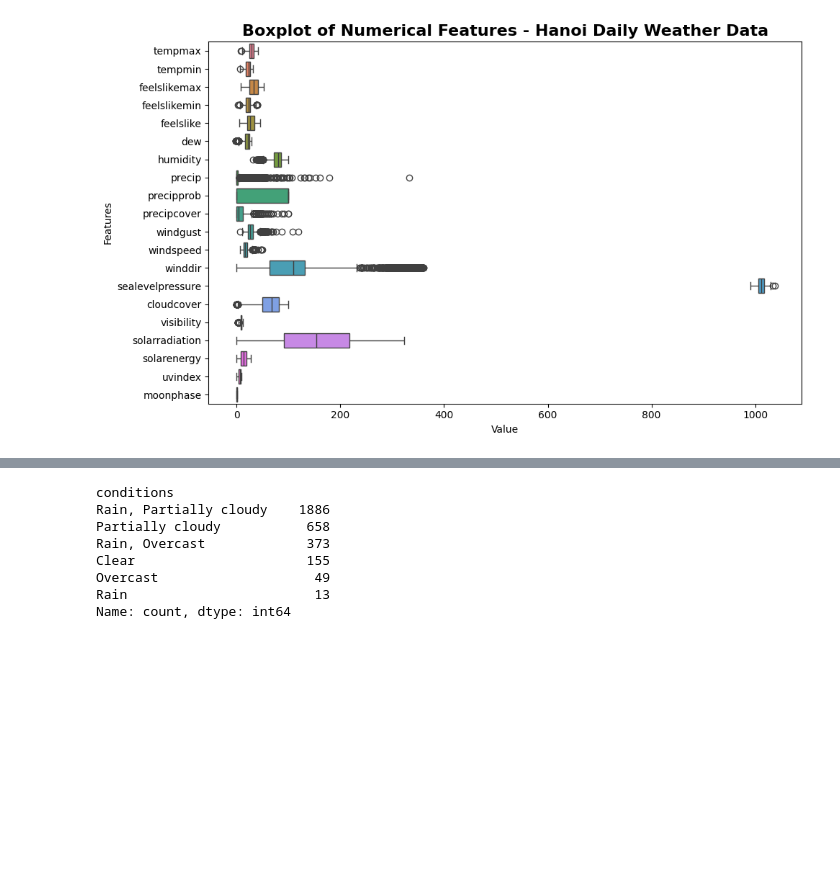
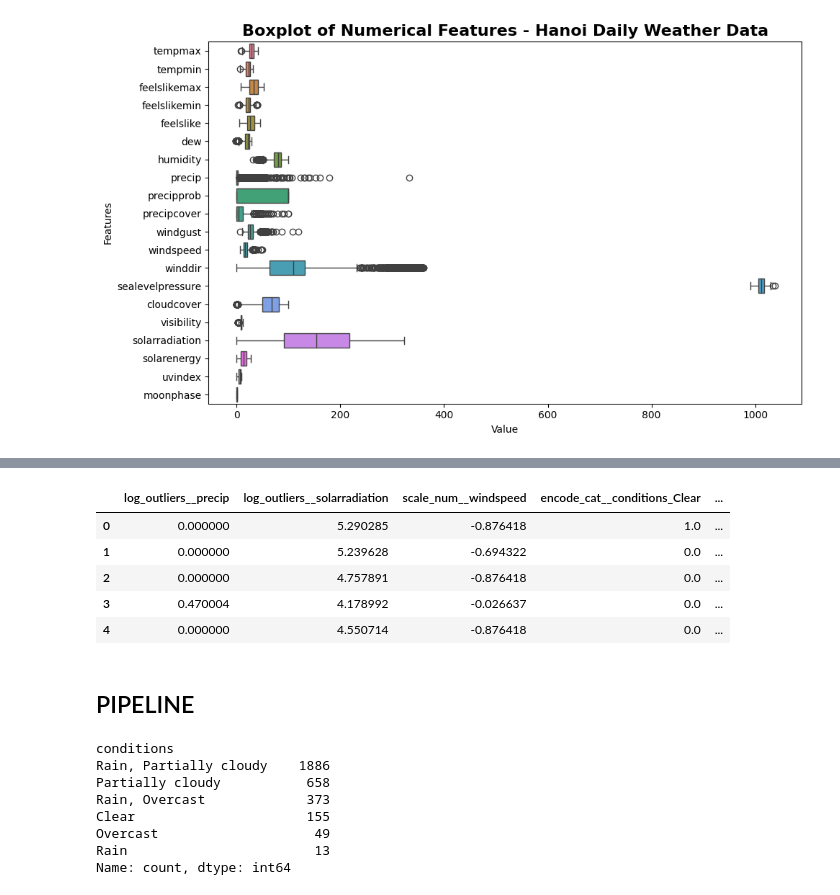
Before and after one commit to NgocHoa04/machine_learning_project, a Jupyter notebook: data_processing.ipynb, the cells around one changed output, grey strips where cells are left out. Drawn from its saved outputs; the diff is of its cells as text; code cells hidden in the pictures; blank space fills up the shorter version.

Commit message:
chuyển X_train_transformed sang df

```diff
--- a/data_processing.ipynb
+++ b/data_processing.ipynb
@@ -802,3 +863,23 @@ plt.show()
+# %%
+import pandas as pd
+
+# Lấy danh sách tên cột sau khi transform
+feature_names = preprocessor.get_feature_names_out()
+
+# Chuyển numpy array thành DataFrame
+X_train_df = pd.DataFrame(X_train_transformed, columns=feature_names, index=X_train_cleaned.index)
+X_test_df = pd.DataFrame(X_test_transformed, columns=feature_names, index=X_test_cleaned.index)
+# %%
+X_train_df.head()
+# %% [output]
+|  | log_outliers__precip | log_outliers__solarradiation | scale_num__windspeed | encode_cat__conditions_Clear | ... |
+| 0 | 0.000000 | 5.290285 | -0.876418 | 1.0 | ... |
+| 1 | 0.000000 | 5.239628 | -0.694322 | 0.0 | ... |
+| 2 | 0.000000 | 4.757891 | -0.876418 | 0.0 | ... |
+| 3 | 0.470004 | 4.178992 | -0.026637 | 0.0 | ... |
+| 4 | 0.000000 | 4.550714 | -0.876418 | 0.0 | ... |
+# %% [markdown]
+## PIPELINE
 # %%
 from sklearn.preprocessing import StandardScaler, MinMaxScaler, FunctionTransformer, OneHotEncoder
 from sklearn.pipeline import Pipeline
```
Also changed, not shown: parts of 3 cells of this notebook.
